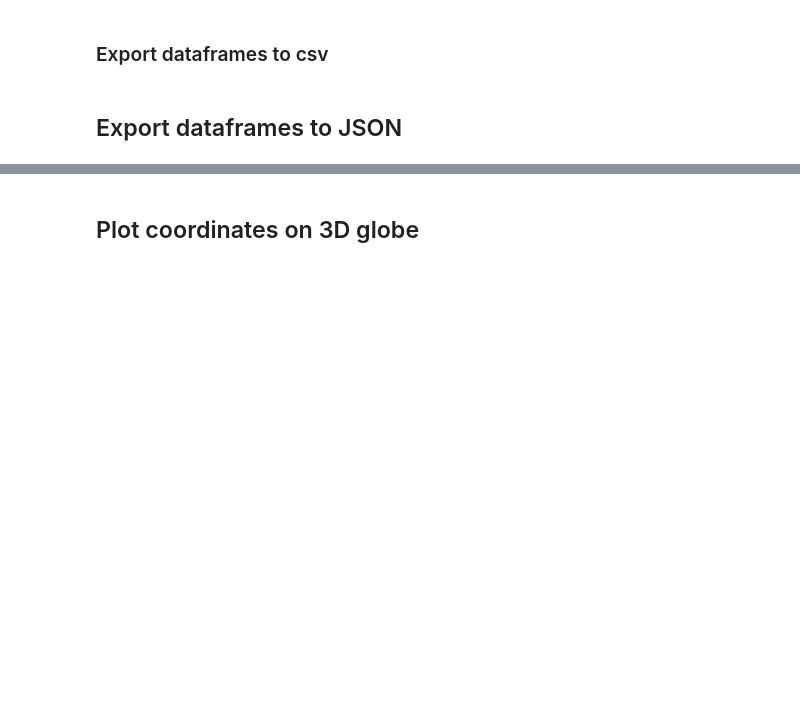
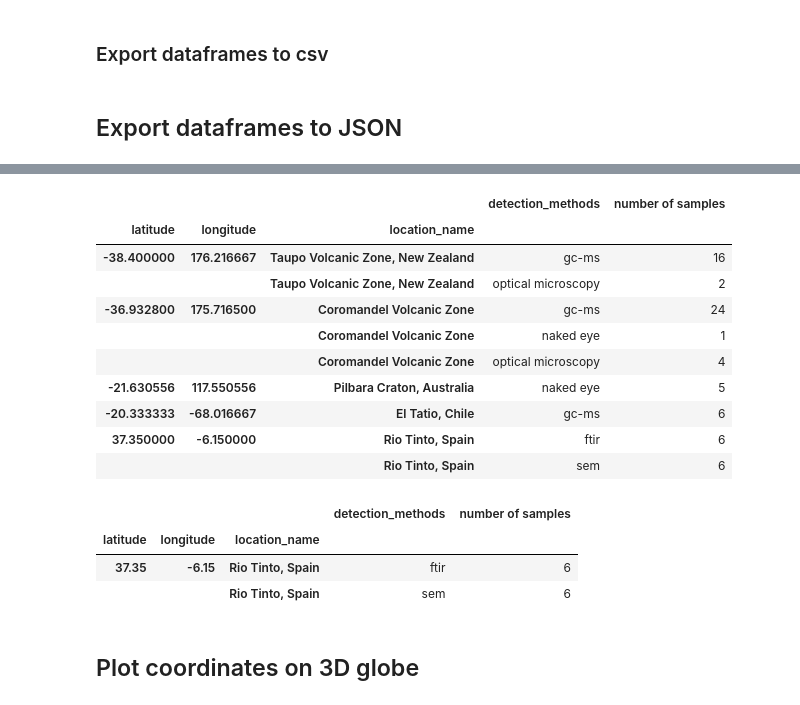
Before and after one commit to jhupiterz/biosignatureDB, a Jupyter notebook: notebooks/csv.ipynb, the cells around one changed output, grey strips where cells are left out. Saved outputs shown, nothing was run; the diff lists cells and outputs as text; code cells hidden in the pictures; blank space fills up the shorter version.

```diff
--- a/notebooks/csv.ipynb
+++ b/notebooks/csv.ipynb
@@ -177,2 +197,26 @@ bio_df.groupby(['latitude', 'longitude', 'location_name'], as_index=False).count
+# %%
+grouped_cat = bio_df.groupby(['latitude', 'longitude', 'location_name', 'detection_methods']).sum()[['number of samples' ]]
+grouped_cat.reset_index(level=['detection_methods'], inplace=True)
+# %%
+grouped_cat
+# %% [output]
+|  |  |  | detection_methods | number of samples |
+| latitude | longitude | location_name |  |  |
+| -38.400000 | 176.216667 | Taupo Volcanic Zone, New Zealand | gc-ms | 16 |
+|  |  | Taupo Volcanic Zone, New Zealand | optical microscopy | 2 |
+| -36.932800 | 175.716500 | Coromandel Volcanic Zone | gc-ms | 24 |
+|  |  | Coromandel Volcanic Zone | naked eye | 1 |
+|  |  | Coromandel Volcanic Zone | optical microscopy | 4 |
+| -21.630556 | 117.550556 | Pilbara Craton, Australia | naked eye | 5 |
+| -20.333333 | -68.016667 | El Tatio, Chile | gc-ms | 6 |
+| 37.350000 | -6.150000 | Rio Tinto, Spain | ftir | 6 |
+|  |  | Rio Tinto, Spain | sem | 6 |
+# %%
+grouped_cat.loc[37.350000, -6.150000,'Rio Tinto, Spain']
+# %% [output]
+|  |  |  | detection_methods | number of samples |
+| latitude | longitude | location_name |  |  |
+| 37.35 | -6.15 | Rio Tinto, Spain | ftir | 6 |
+|  |  | Rio Tinto, Spain | sem | 6 |
 # %% [markdown]
 ## Plot coordinates on 3D globe
```
Also changed, not shown: parts of 19 cells of this notebook, 4 other files.
